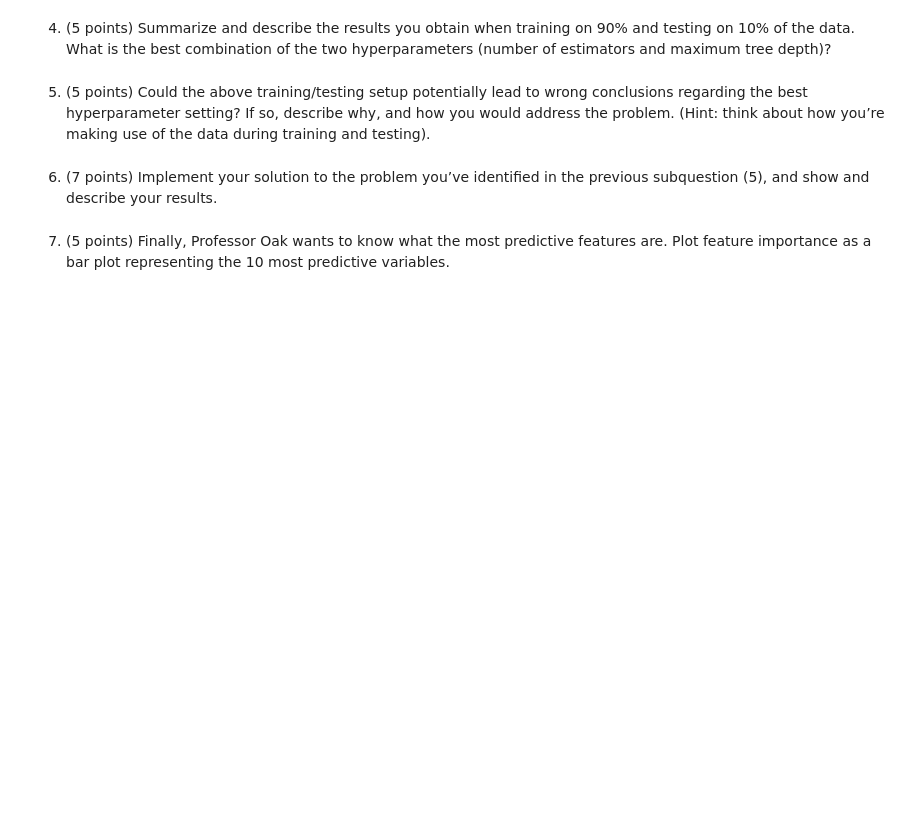
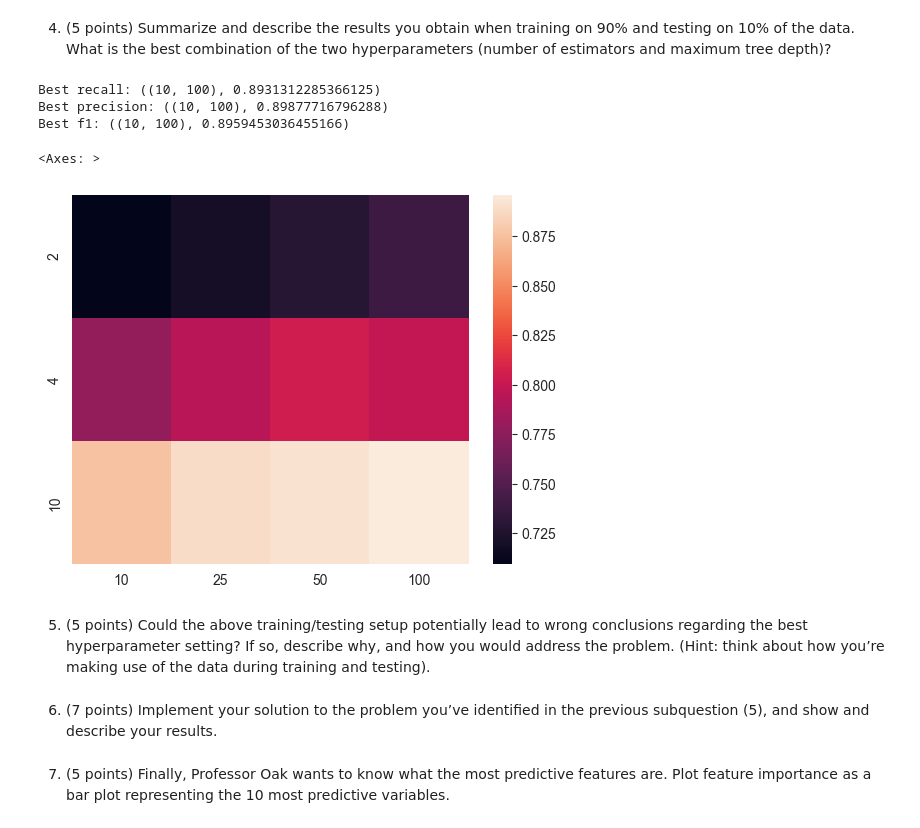
Before and after one commit to 2Tricky4u/ADA2023, a Jupyter notebook: Exam/2017/exam.ipynb, the cells around one changed output. Saved outputs shown, nothing was run; the diff lists cells and outputs as text; code cells hidden in the pictures; blank space fills up the shorter version.

```diff
--- a/Exam/2017/exam.ipynb
+++ b/Exam/2017/exam.ipynb
@@ -311,0 +304,12 @@ PySparkTypeError: [NOT_COLUMN_OR_FLOAT_OR_INT_OR_LIST_OR_STR] Argument `item` sh
+# %%
+from sklearn.model_selection import cross_val_score
+from sklearn.ensemble import RandomForestClassifier
+
+number_trees = [10,25,50,100]
+max_depths = [2,4,10]
+prec_dict = dict()
+rec_dict = dict()
+best = dict()
+best_recall = ((0,0),0)
+best_precision = ((0,0),0)
+best_f1 = ((0,0),0)
@@ -312,5 +353,17 @@ PySparkTypeError: [NOT_COLUMN_OR_FLOAT_OR_INT_OR_LIST_OR_STR] Argument `item` sh
 # %% [markdown]
 4. (5 points) Summarize and describe the results you obtain when training on 90% and testing on 10% of the data. What is the best combination of the two hyperparameters (number of estimators and maximum tree depth)?
+# %%
+print("Best recall:", best_recall)
+print("Best precision:", best_precision)
+print("Best f1:", best_f1)
+f1s = np.array(f1s).reshape((len(max_depths), len(number_trees)))
+sns.heatmap(f1s, xticklabels=number_trees, yticklabels=max_depths)
+# %% [output]
+Best recall: ((10, 100), 0.8931312285366125)
+Best precision: ((10, 100), 0.89877716796288)
+Best f1: ((10, 100), 0.8959453036455166)
+<Axes: >
+[figure, added]
 # %% [markdown]
 5. (5 points) Could the above training/testing setup potentially lead to wrong conclusions regarding the best hyperparameter setting? If so, describe why, and how you would address the problem. (Hint: think about how you’re making use of the data during training and testing).
 # %% [markdown]
```
Also changed, not shown: parts of 9 cells of this notebook, 4 other files.
